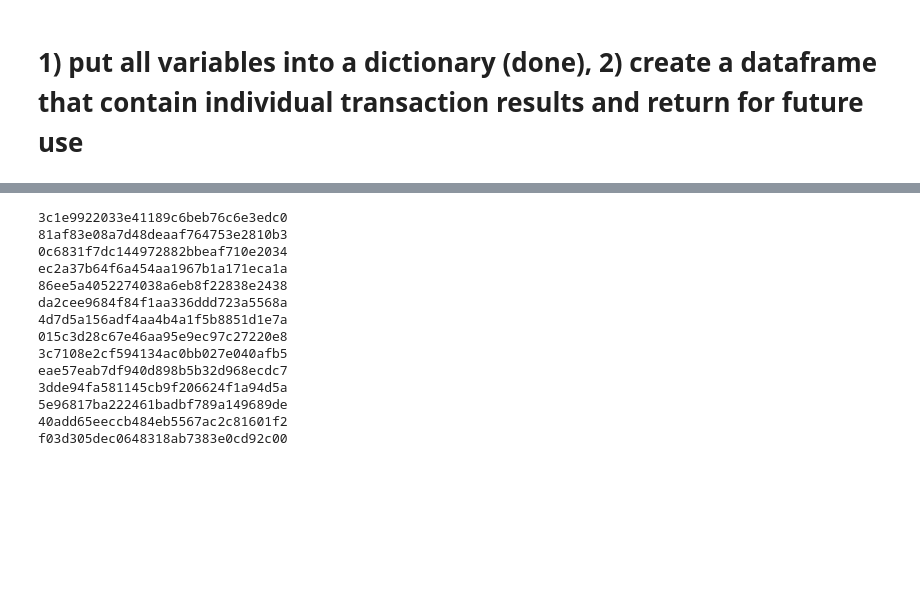
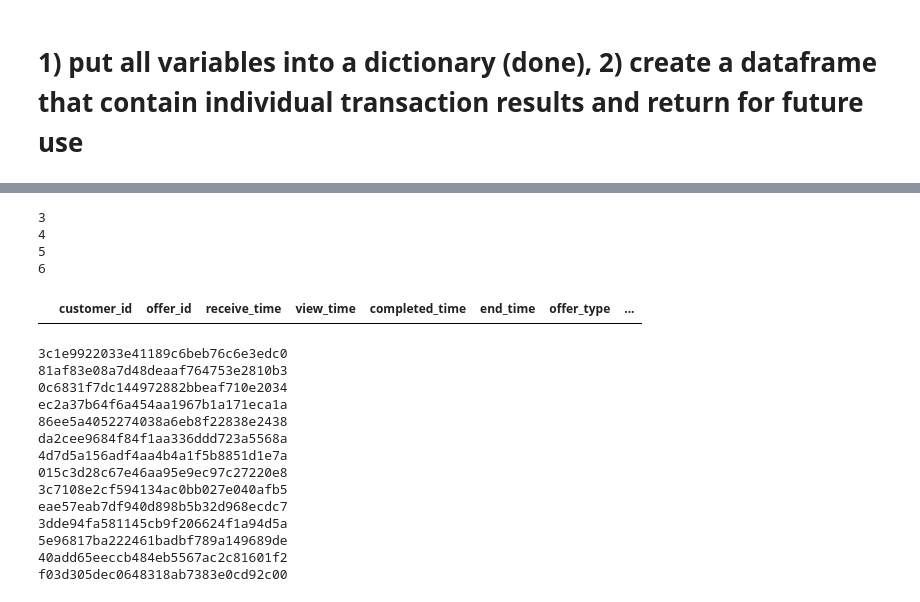
Before and after one commit to keigito/Starbucks_Customer_Analysis, a Jupyter notebook: Starbucks_Capstone_notebook.ipynb, the cells around one changed output, grey strips where cells are left out. Saved outputs shown, nothing was run; the diff lists cells and outputs as text; code cells hidden in the pictures; blank space fills up the shorter version.

```diff
--- a/Starbucks_Capstone_notebook.ipynb
+++ b/Starbucks_Capstone_notebook.ipynb
@@ -573,3 +659,17 @@ timetable.iloc[40:80, :]
+# %%
+customer_id = [3, 4, 5, 6]
+for i in customer_id:
+    print(i)
+    df_customer_transactions.append({"customer_id": i}, ignore_index=True)
+# %% [output]
+3
+4
+5
+6
+# %%
+df_customer_transactions
+# %% [output]
+|  | customer_id | offer_id | receive_time | view_time | completed_time | end_time | offer_type | ... |
 # %%
 def compute_additional_customer_features(customer_id, transcript=transcript, profile=profile):
     df_single_customer_transcript = transcript[(transcript["person"] == customer_id)]
```
Also changed, not shown: parts of 10 cells of this notebook.
